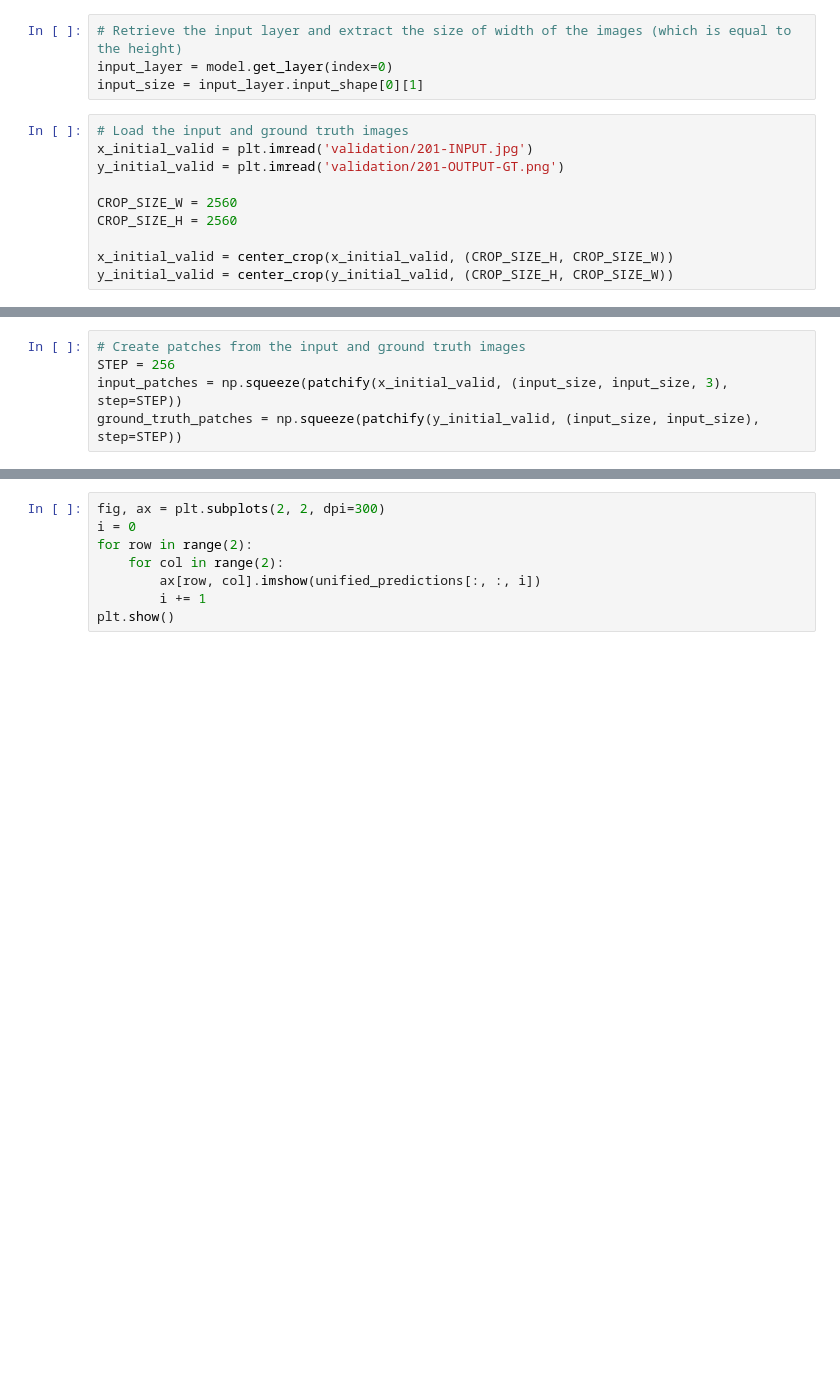
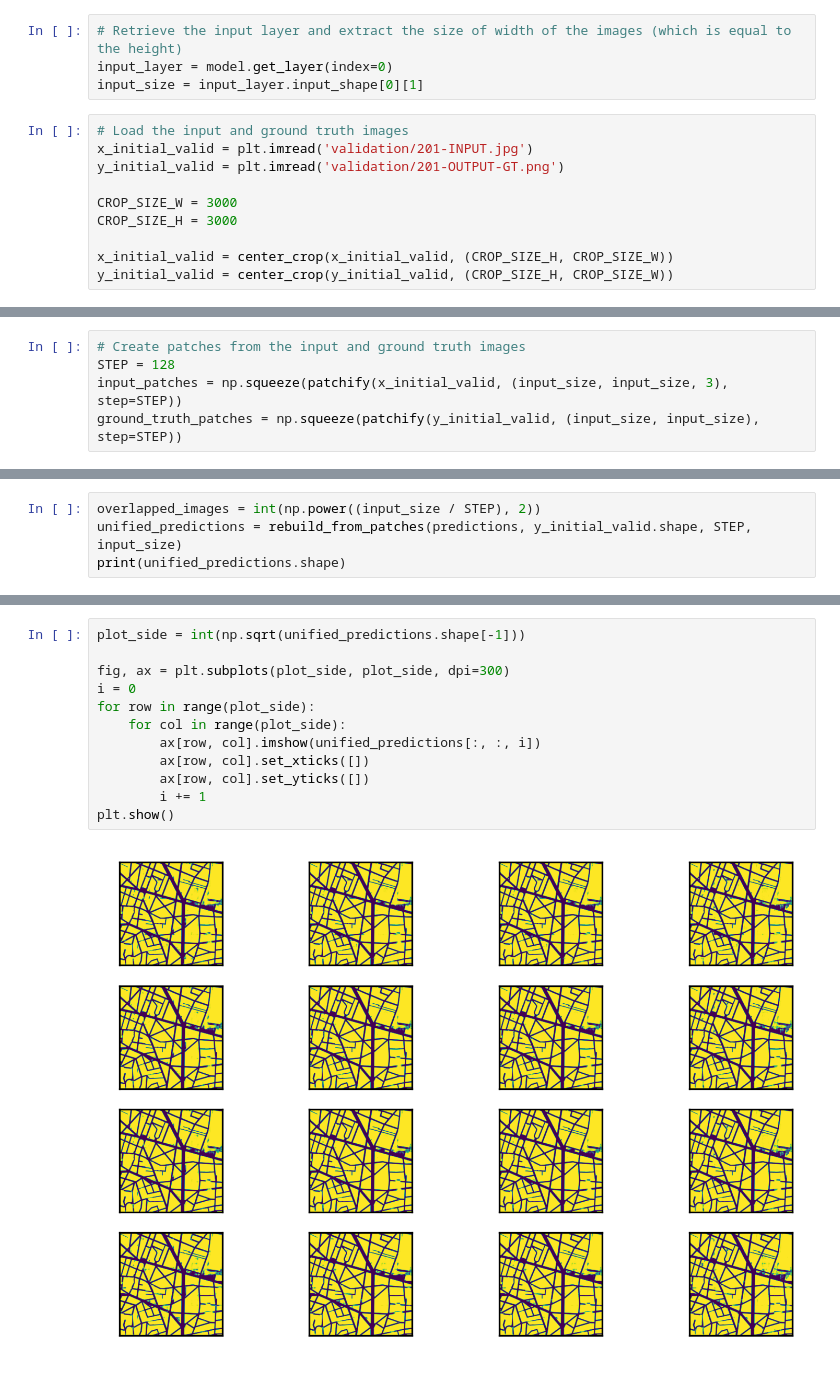
Before and after one commit to gerasimos-matidis/my_icdar, a Jupyter notebook: net_eval.ipynb, the cells around one changed output, grey strips where cells are left out. Drawn from its saved outputs; the diff is of its cells as text; blank space fills up the shorter version.

Commit message:
function 'rebuild_from_patches' is finished

```diff
--- a/net_eval.ipynb
+++ b/net_eval.ipynb
@@ -34,8 +51,8 @@ input_size = input_layer.input_shape[0][1]
 x_initial_valid = plt.imread('validation/201-INPUT.jpg')
 y_initial_valid = plt.imread('validation/201-OUTPUT-GT.png')
 
-CROP_SIZE_W = 2560
-CROP_SIZE_H = 2560
+CROP_SIZE_W = 3000
+CROP_SIZE_H = 3000
 
 x_initial_valid = center_crop(x_initial_valid, (CROP_SIZE_H, CROP_SIZE_W))
 y_initial_valid = center_crop(y_initial_valid, (CROP_SIZE_H, CROP_SIZE_W))
@@ -45,6 +65,6 @@ print(y_initial_valid.shape)
 # %%
 # Create patches from the input and ground truth images
-STEP = 256
+STEP = 128
 input_patches = np.squeeze(patchify(x_initial_valid, (input_size, input_size, 3), step=STEP))
 ground_truth_patches = np.squeeze(patchify(y_initial_valid, (input_size, input_size), step=STEP))
 # %%
@@ -62,0 +75,4 @@ unified_predictions = reconnect_patches(predictions, unified_shape, STEP, input_
+# %%
+overlapped_images = int(np.power((input_size / STEP), 2))
+unified_predictions = rebuild_from_patches(predictions, y_initial_valid.shape, STEP, input_size)
+print(unified_predictions.shape)
@@ -63,8 +81,14 @@ unified_predictions = reconnect_patches(predictions, unified_shape, STEP, input_
 # %%
-fig, ax = plt.subplots(2, 2, dpi=300)
+plot_side = int(np.sqrt(unified_predictions.shape[-1]))
+
+fig, ax = plt.subplots(plot_side, plot_side, dpi=300)
 i = 0
-for row in range(2):
-    for col in range(2):
+for row in range(plot_side):
+    for col in range(plot_side):
         ax[row, col].imshow(unified_predictions[:, :, i])
+        ax[row, col].set_xticks([])
+        ax[row, col].set_yticks([])
         i += 1
 plt.show()
+# %% [output]
+[figure, added]
```
Also changed, not shown: parts of 14 cells of this notebook, 1 other file.
